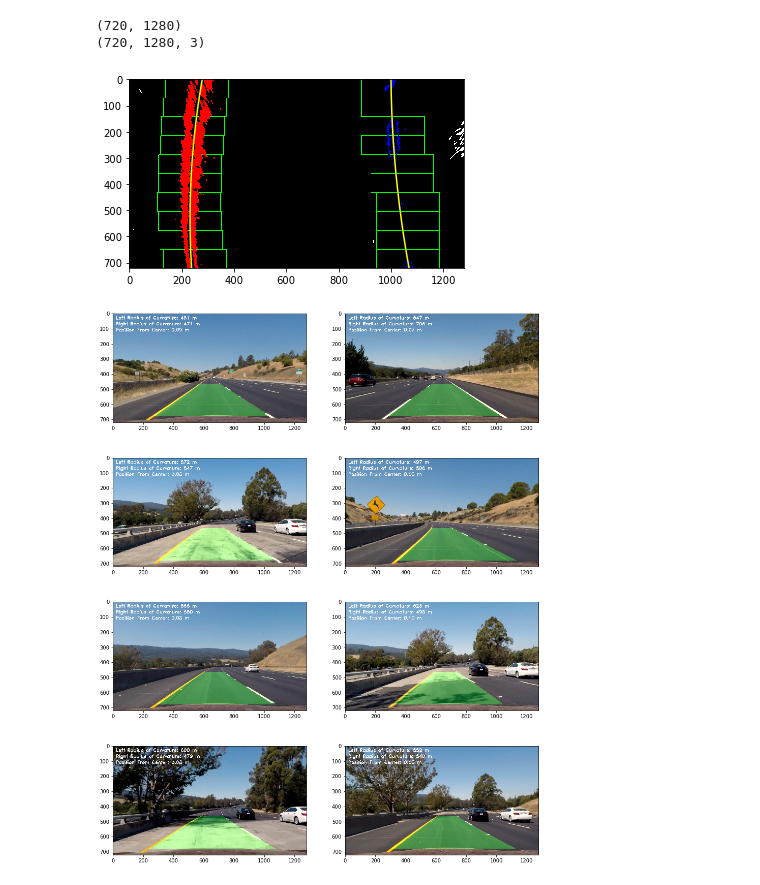
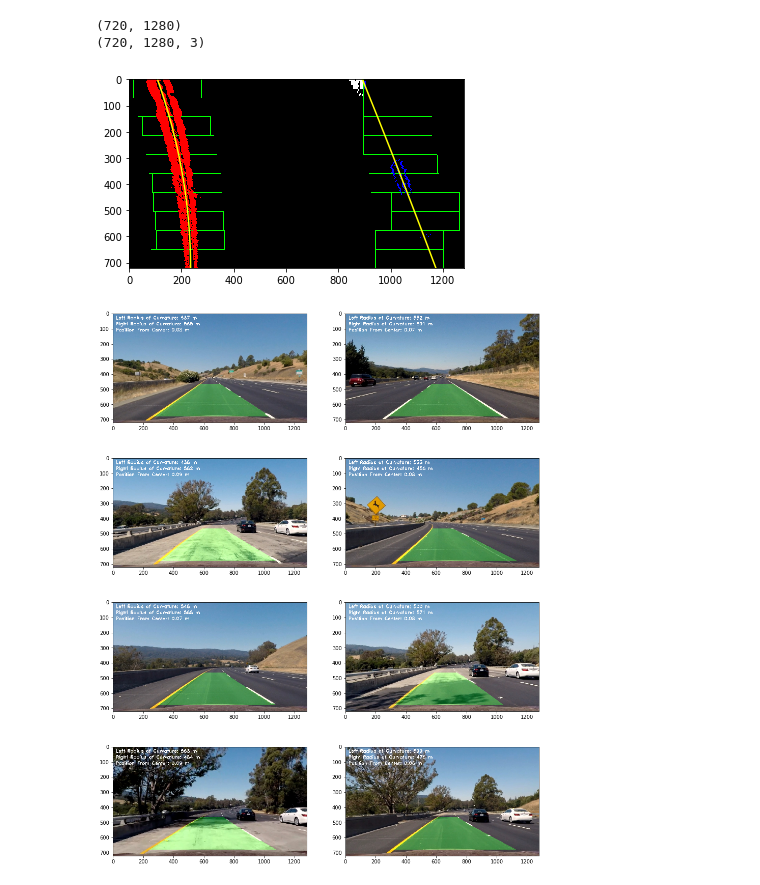
Before and after one commit to kmlee17/CarND-Advanced-Lane-Lines, a Jupyter notebook: advanced_lane_lines.ipynb, the cells around one changed output. Cells and saved outputs as stored; diff of their text form; code cells hidden in the pictures.

```diff
--- a/advanced_lane_lines.ipynb
+++ b/advanced_lane_lines.ipynb
@@ -118,7 +119,7 @@ def sliding_windows_fit(binary_warped):
     leftx_current = leftx_base
     rightx_current = rightx_base
     # Set the width of the windows +/- margin
-    margin = 120
+    margin = 130
     # Set minimum number of pixels found to recenter window
     minpix = 50
     # Create empty lists to receive left and right lane pixel indices
@@ -171,27 +172,27 @@ def sliding_windows_fit(binary_warped):
 # %%
 def visualize_birds_eye(img):
     binary_warped = img_pipeline(img)
     print(binary_warped.shape)
     left_fit, right_fit, left_lane_inds, right_lane_inds, out_img, nonzerox, nonzeroy = sliding_windows_fit(binary_warped)
     print(out_img.shape)
     ploty = np.linspace(0, binary_warped.shape[0]-1, binary_warped.shape[0] )
     left_fitx = left_fit[0]*ploty**2 + left_fit[1]*ploty + left_fit[2]
     right_fitx = right_fit[0]*ploty**2 + right_fit[1]*ploty + right_fit[2]
 
     out_img[nonzeroy[left_lane_inds], nonzerox[left_lane_inds]] = [255, 0, 0]
     out_img[nonzeroy[right_lane_inds], nonzerox[right_lane_inds]] = [0, 0, 255]
     plt.imshow(out_img)
     plt.plot(left_fitx, ploty, color='yellow')
     plt.plot(right_fitx, ploty, color='yellow')
     plt.xlim(0, 1280)
     plt.ylim(720, 0)
     return ploty
 
-ploty = visualize_birds_eye(cv2.imread('./test_images/test1.jpg'))
+ploty = visualize_birds_eye(cv2.imread('./test_images/test2.jpg'))
 # %% [output]
 (720, 1280)
 (720, 1280, 3)
-[figure, old version]
+[figure, new version]
 # %%
 def drawLine(img, bin_img, left_fit, right_fit):
     yMax = img.shape[0]
```
Also changed, not shown: parts of 7 cells of this notebook, 6 other files.
